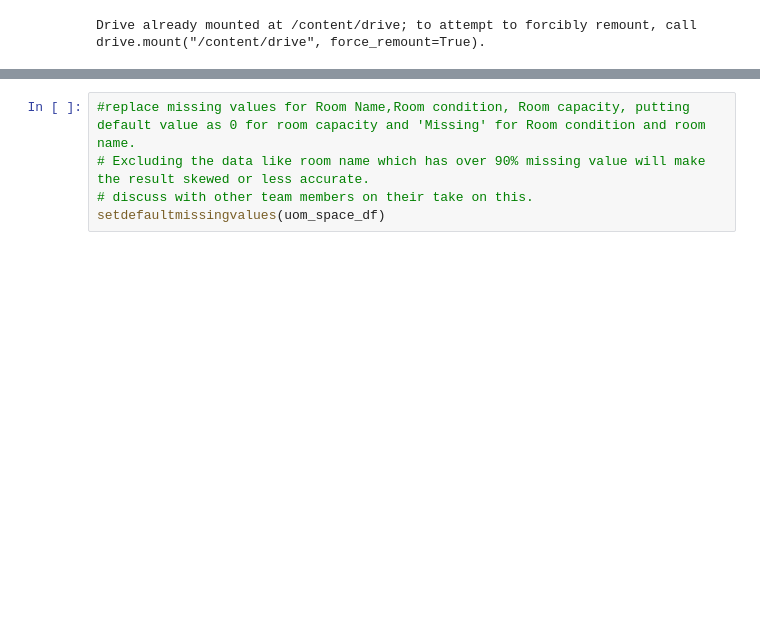
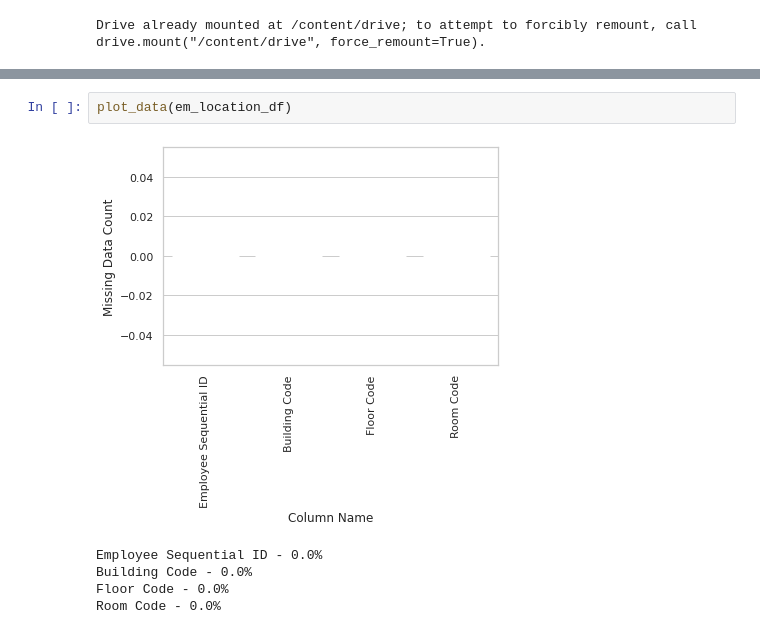
Before and after one commit to abhinavcreed13/project-space-optimisation-group-3, a Jupyter notebook: notebooks/data-preprocessing.ipynb, the cells around one changed output, grey strips where cells are left out. Saved outputs shown, nothing was run; the diff lists cells and outputs as text; blank space fills up the shorter version.

```diff
--- a/notebooks/data-preprocessing.ipynb
+++ b/notebooks/data-preprocessing.ipynb
@@ -111,8 +116,11 @@ Room Area m² - 0.0%
 Room Condition 2018 - 16.0%
 Department Code - 0.0%
 Room Location Code - 0.0%
-# %%
-#replace missing values for Room Name,Room condition, Room capacity, putting default value as 0 for room capacity and 'Missing' for Room condition and room name.
-# Excluding the data like room name which has over 90% missing value will make the result skewed or less accurate.
-# discuss with other team members on their take on this.
-setdefaultmissingvalues(uom_space_df)
+# %%
+plot_data(em_location_df)
+# %% [output]
+[figure, added]
+Employee Sequential ID - 0.0%
+Building Code - 0.0%
+Floor Code - 0.0%
+Room Code - 0.0%
```
Also changed, not shown: parts of 71 cells of this notebook, 1 other file.
